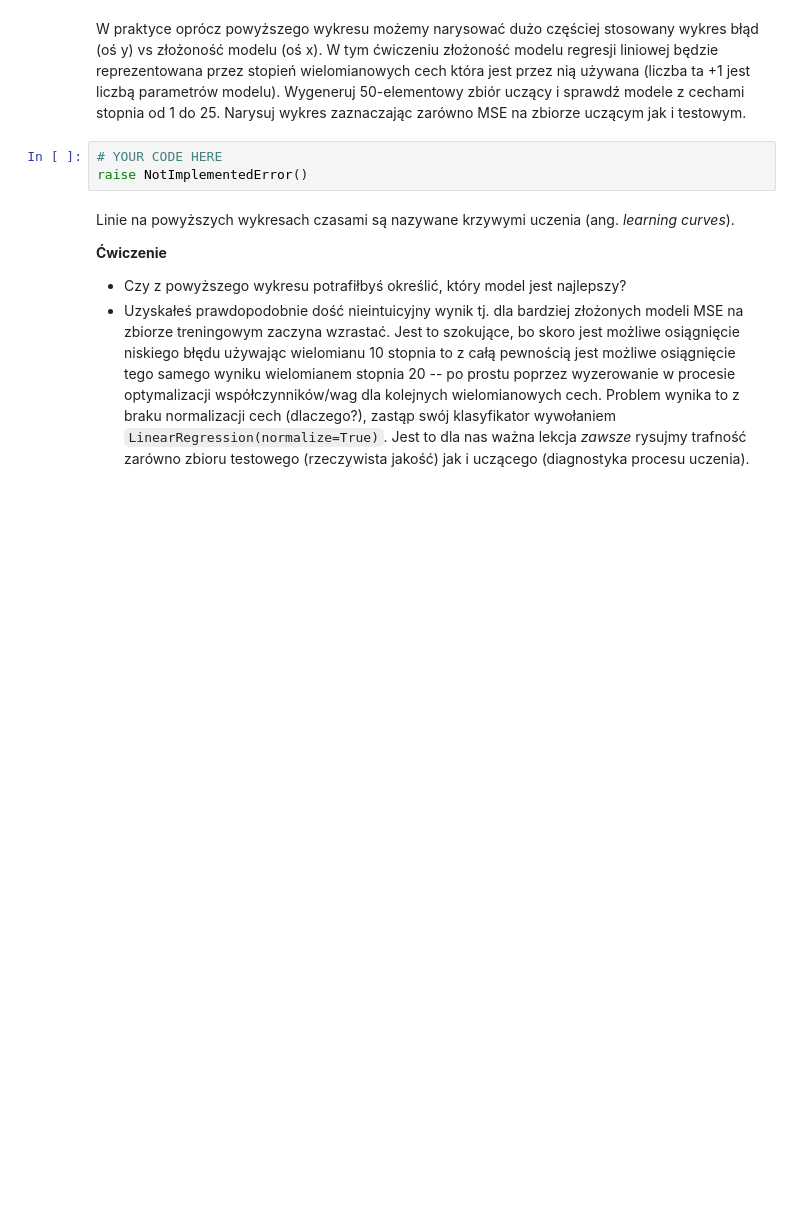
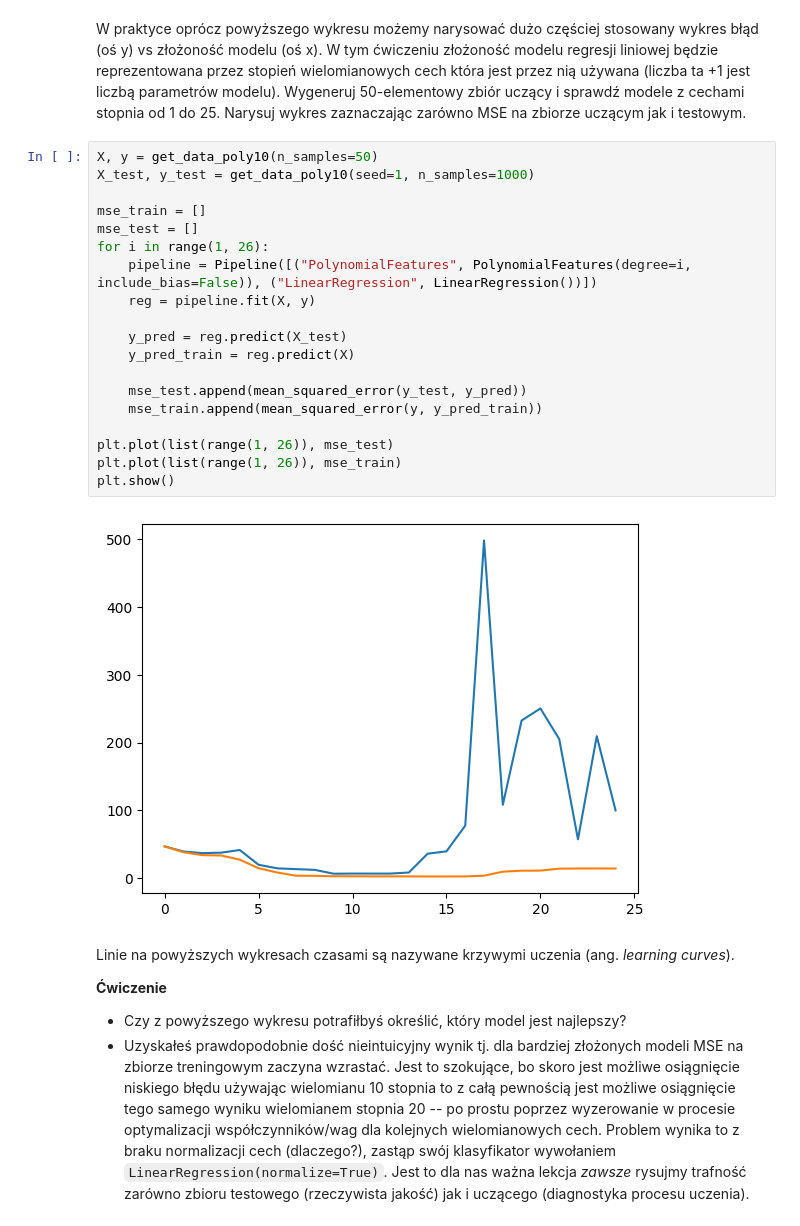
Before and after one commit to marcol13/SUS, a Jupyter notebook: overfit/overfitting.ipynb, the cells around one changed output. Cells and saved outputs as stored; diff of their text form; blank space fills up the shorter version.

```diff
--- a/overfit/overfitting.ipynb
+++ b/overfit/overfitting.ipynb
@@ -267,9 +311,27 @@ raise NotImplementedError()
 - Skomentuj zasadę "Dobieramy złożoność modelu do jakości danych a nie do problemu"
 # %% [markdown]
 W praktyce oprócz powyższego wykresu możemy narysować dużo częściej stosowany wykres błąd (oś y) vs złożoność modelu (oś x). W tym ćwiczeniu złożoność modelu regresji liniowej będzie reprezentowana przez stopień wielomianowych cech która jest przez nią używana (liczba ta +1 jest liczbą parametrów modelu). Wygeneruj 50-elementowy zbiór uczący i sprawdź modele z cechami stopnia od 1 do 25. Narysuj wykres zaznaczając zarówno MSE na zbiorze uczącym jak i testowym.
-# %%
-# YOUR CODE HERE
-raise NotImplementedError()
+# %%
+X, y = get_data_poly10(n_samples=50)
+X_test, y_test = get_data_poly10(seed=1, n_samples=1000)
+
+mse_train = []
+mse_test = []
+for i in range(1, 26):
+    pipeline = Pipeline([("PolynomialFeatures", PolynomialFeatures(degree=i, include_bias=False)), ("LinearRegression", LinearRegression())])
+    reg = pipeline.fit(X, y)
+
+    y_pred = reg.predict(X_test)
+    y_pred_train = reg.predict(X)
+
+    mse_test.append(mean_squared_error(y_test, y_pred))
+    mse_train.append(mean_squared_error(y, y_pred_train))
+
+plt.plot(list(range(1, 26)), mse_test)
+plt.plot(list(range(1, 26)), mse_train)
+plt.show()
+# %% [output]
+[figure, added]
 # %% [markdown]
 Linie na powyższych wykresach czasami są nazywane krzywymi uczenia (ang. *learning curves*).
 
```
Also changed, not shown: parts of 7 cells of this notebook.
